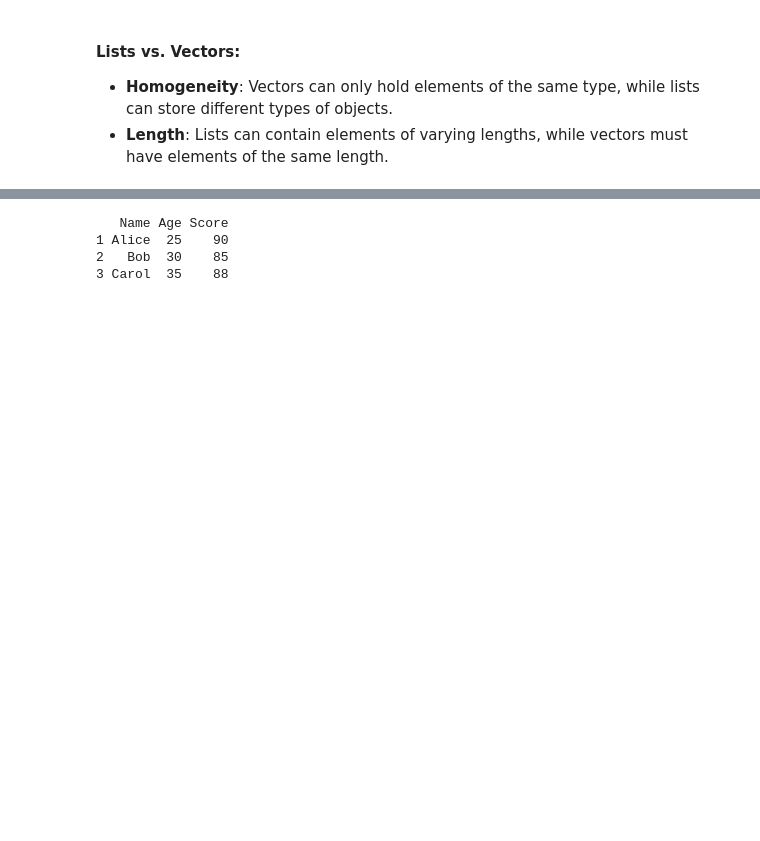
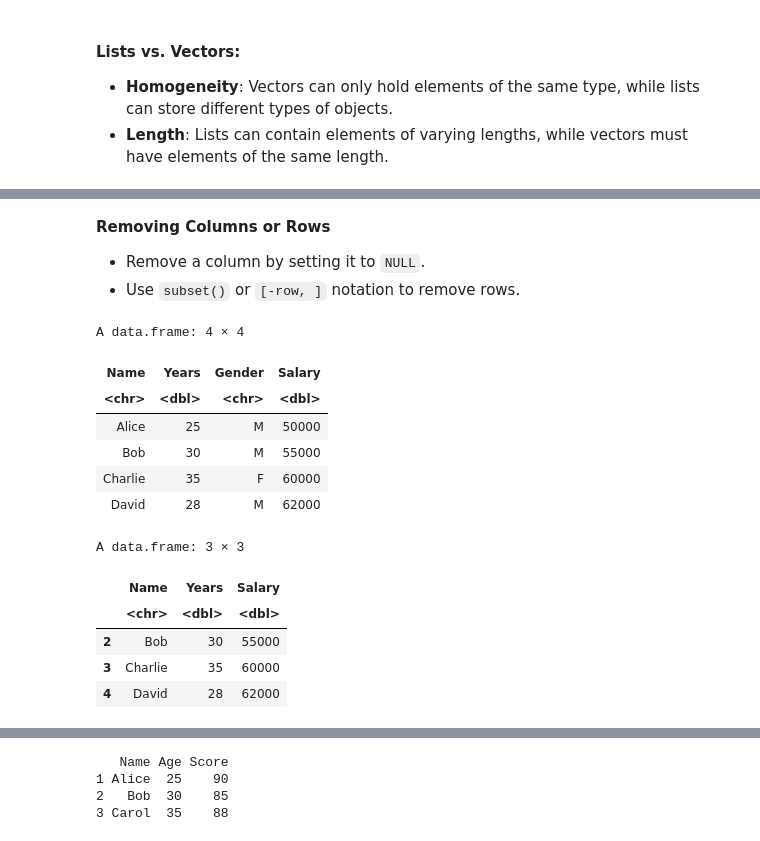
Before and after one commit to iampramodyadav/R-Learn, a Jupyter notebook: R-Notes1.ipynb, the cells around one changed output, grey strips where cells are left out. Cells and saved outputs as stored; diff of their text form; code cells hidden in the pictures; blank space fills up the shorter version.

```diff
--- a/R-Notes1.ipynb
+++ b/R-Notes1.ipynb
@@ -2157,0 +3191,24 @@ A **data frame** is a two-dimensional table where each column can contain differ
+# %% [markdown]
+**Removing Columns or Rows**
+
+- Remove a column by setting it to `NULL`.
+- Use `subset()` or `[-row, ]` notation to remove rows.
+# %%
+df
+df$Gender <- NULL  # Remove "Gender" column
+df <- df[-1, ]         # Remove the first row
+df
+# %% [output]
+A data.frame: 4 × 4
+| Name | Years | Gender | Salary |
+| <chr> | <dbl> | <chr> | <dbl> |
+| Alice | 25 | M | 50000 |
+| Bob | 30 | M | 55000 |
+| Charlie | 35 | F | 60000 |
+| David | 28 | M | 62000 |
+A data.frame: 3 × 3
+|  | Name | Years | Salary |
+|  | <chr> | <dbl> | <dbl> |
+| 2 | Bob | 30 | 55000 |
+| 3 | Charlie | 35 | 60000 |
+| 4 | David | 28 | 62000 |
```
Also changed, not shown: parts of 149 cells of this notebook.
